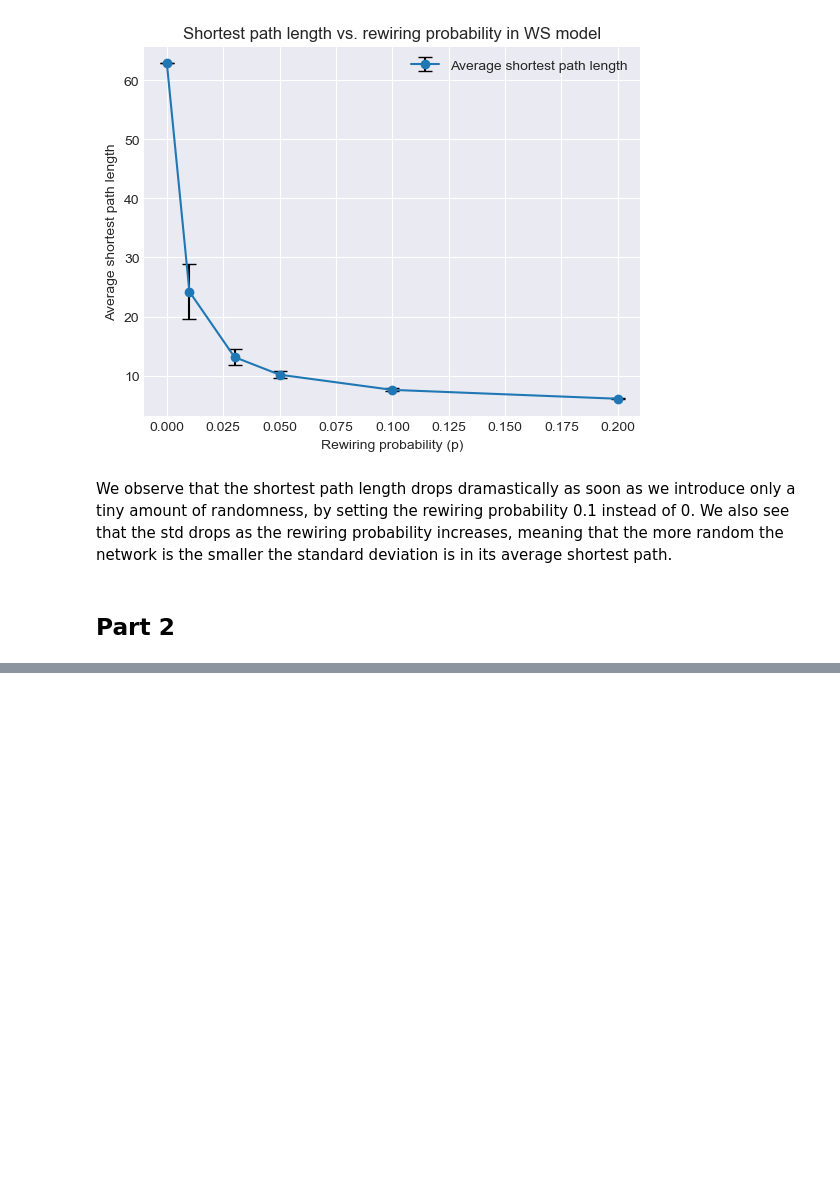
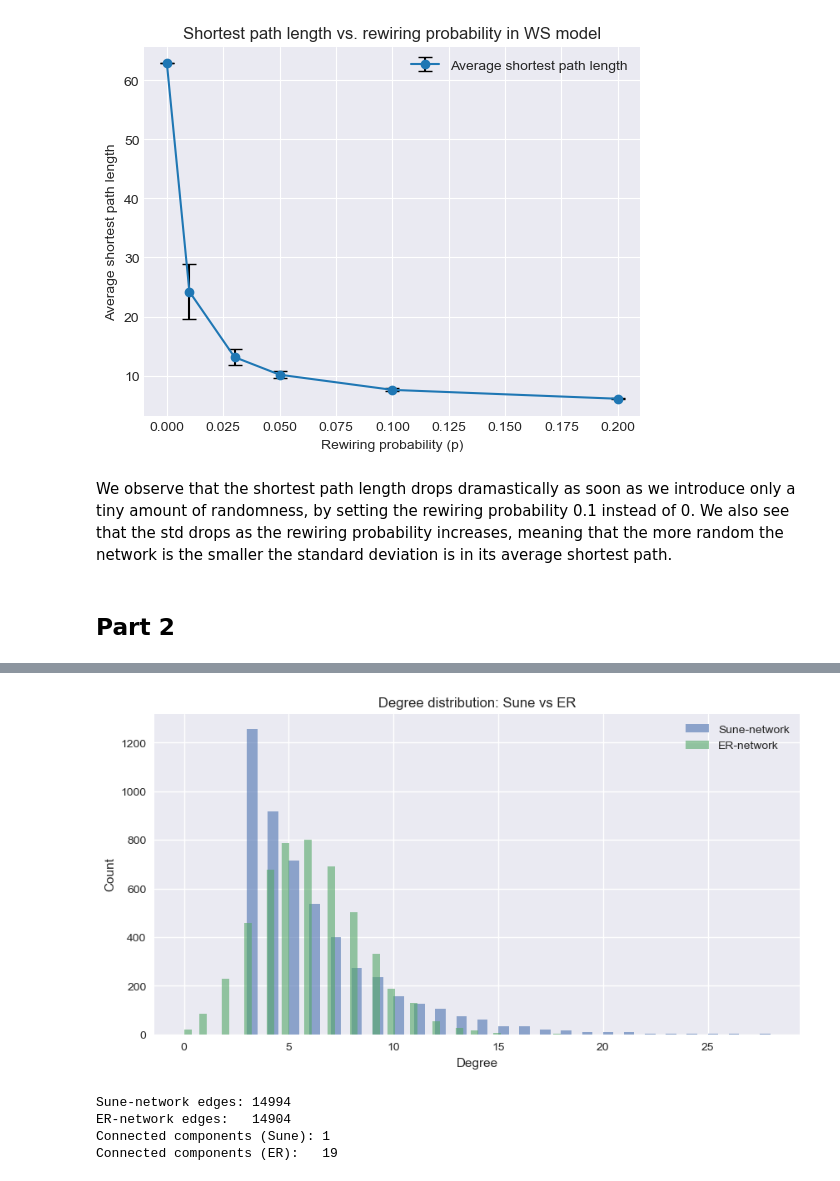
Before and after one commit to noanorgaard/SocialGraphs, a Jupyter notebook: Mads/Day3_mads.ipynb, the cells around one changed output, grey strips where cells are left out. Saved outputs shown, nothing was run; the diff lists cells and outputs as text; code cells hidden in the pictures; blank space fills up the shorter version.

```diff
--- a/Mads/Day3_mads.ipynb
+++ b/Mads/Day3_mads.ipynb
@@ -155,0 +396,58 @@ We have three regimes for complex networks
+# %%
+import networkx as nx
+import numpy as np
+import matplotlib.pyplot as plt
+
+def sune_network(n, m):
+    """
+    Build a 'Sune-network':
+    - Start with a small connected seed (complete graph of m nodes)
+    - Add nodes one by one
+    - Each new node attaches to m existing nodes chosen uniformly at random
+    """
+    G = nx.complete_graph(m)  # small seed
+    for new_node in range(m, n):
+        targets = np.random.choice(list(G.nodes()), size=m, replace=False)
+        for t in targets:
+            G.add_edge(new_node, t)
+    return G
+
+# Parameters
+n = 5000
+m = 3   # same as BA before
+
+# 1. Build Sune-network
+Sune = sune_network(n, m)
+
+# 2. Generate ER network with same #nodes and #edges
+num_edges = Sune.number_of_edges()
+p = 2*num_edges / (n*(n-1))  # edge probability to match expected edge count
+ER = nx.erdos_renyi_graph(n, p)
+
+# --- Compare degree distributions ---
+deg_sune = [d for _, d in Sune.degree()]
+deg_er = [d for _, d in ER.degree()]
+
+plt.figure(figsize=(10,5))
+plt.hist(deg_sune, bins=50, alpha=0.6, label="Sune-network")
+plt.hist(deg_er, bins=50, alpha=0.6, label="ER-network")
+plt.xlabel("Degree")
+plt.ylabel("Count")
+plt.title("Degree distribution: Sune vs ER")
+plt.legend()
+plt.show()
+
+# --- Compare connected components ---
+comp_sune = nx.number_connected_components(Sune)
+comp_er = nx.number_connected_components(ER)
+
+print(f"Sune-network edges: {num_edges}")
+print(f"ER-network edges:   {ER.number_of_edges()}")
+print(f"Connected components (Sune): {comp_sune}")
+print(f"Connected components (ER):   {comp_er}")
+# %% [output]
+[figure, added]
+Sune-network edges: 14994
+ER-network edges:   14904
+Connected components (Sune): 1
+Connected components (ER):   19
```
Also changed, not shown: parts of 17 cells of this notebook.
